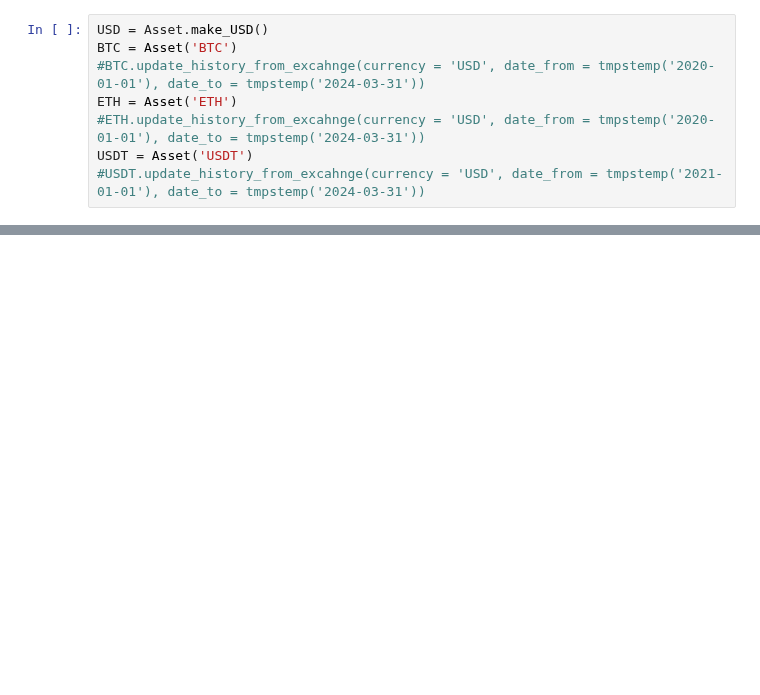
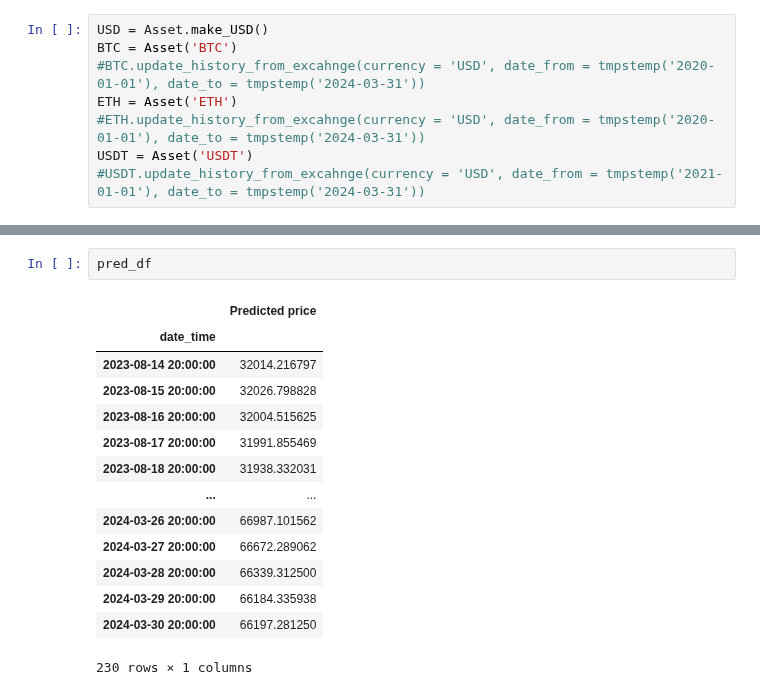
Before and after one commit to ArtemChemist/crypto, a Jupyter notebook: test clases.ipynb, the cells around one changed output, grey strips where cells are left out. Cells and saved outputs as stored; diff of their text form; blank space fills up the shorter version.

```diff
--- a/test clases.ipynb
+++ b/test clases.ipynb
@@ -380,0 +249,17 @@ for tick in ax[1].get_xticklabels():
+# %%
+pred_df
+# %% [output]
+|  | Predicted price |
+| date_time |  |
+| 2023-08-14 20:00:00 | 32014.216797 |
+| 2023-08-15 20:00:00 | 32026.798828 |
+| 2023-08-16 20:00:00 | 32004.515625 |
+| 2023-08-17 20:00:00 | 31991.855469 |
+| 2023-08-18 20:00:00 | 31938.332031 |
+| ... | ... |
+| 2024-03-26 20:00:00 | 66987.101562 |
+| 2024-03-27 20:00:00 | 66672.289062 |
+| 2024-03-28 20:00:00 | 66339.312500 |
+| 2024-03-29 20:00:00 | 66184.335938 |
+| 2024-03-30 20:00:00 | 66197.281250 |
+230 rows × 1 columns
```
Also changed, not shown: parts of 13 cells of this notebook, 1 other file.
